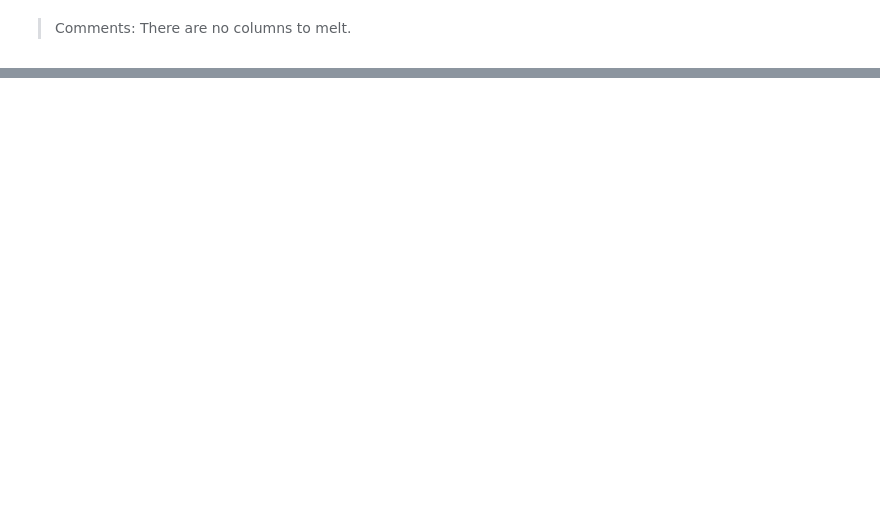
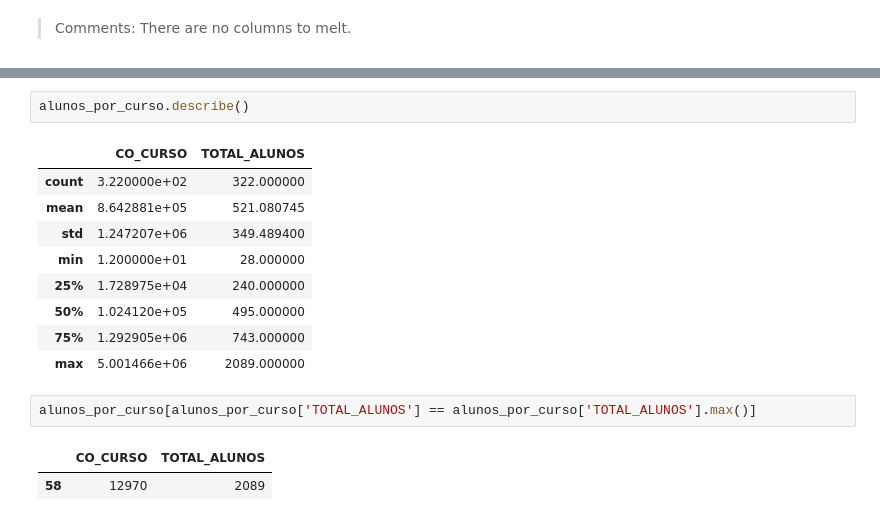
Before and after one commit to rafael-roldao/censo_es_2018_aluno, a Jupyter notebook: Censo do Ensino Superior 2018 - Alunos.ipynb, the cells around one changed output, grey strips where cells are left out. Saved outputs shown, nothing was run; the diff lists cells and outputs as text; blank space fills up the shorter version.

```diff
--- a/Censo do Ensino Superior 2018 - Alunos.ipynb
+++ b/Censo do Ensino Superior 2018 - Alunos.ipynb
@@ -714,0 +764,17 @@ medicina_df[medicina_df['sum_fin_nao_reemb'] == 3].iloc[:, np.r_[58:65]]
+# %%
+alunos_por_curso.describe()
+# %% [output]
+|  | CO_CURSO | TOTAL_ALUNOS |
+| count | 3.220000e+02 | 322.000000 |
+| mean | 8.642881e+05 | 521.080745 |
+| std | 1.247207e+06 | 349.489400 |
+| min | 1.200000e+01 | 28.000000 |
+| 25% | 1.728975e+04 | 240.000000 |
+| 50% | 1.024120e+05 | 495.000000 |
+| 75% | 1.292905e+06 | 743.000000 |
+| max | 5.001466e+06 | 2089.000000 |
+# %%
+alunos_por_curso[alunos_por_curso['TOTAL_ALUNOS'] == alunos_por_curso['TOTAL_ALUNOS'].max()]
+# %% [output]
+|  | CO_CURSO | TOTAL_ALUNOS |
+| 58 | 12970 | 2089 |
```
Also changed, not shown: parts of 23 cells of this notebook.
